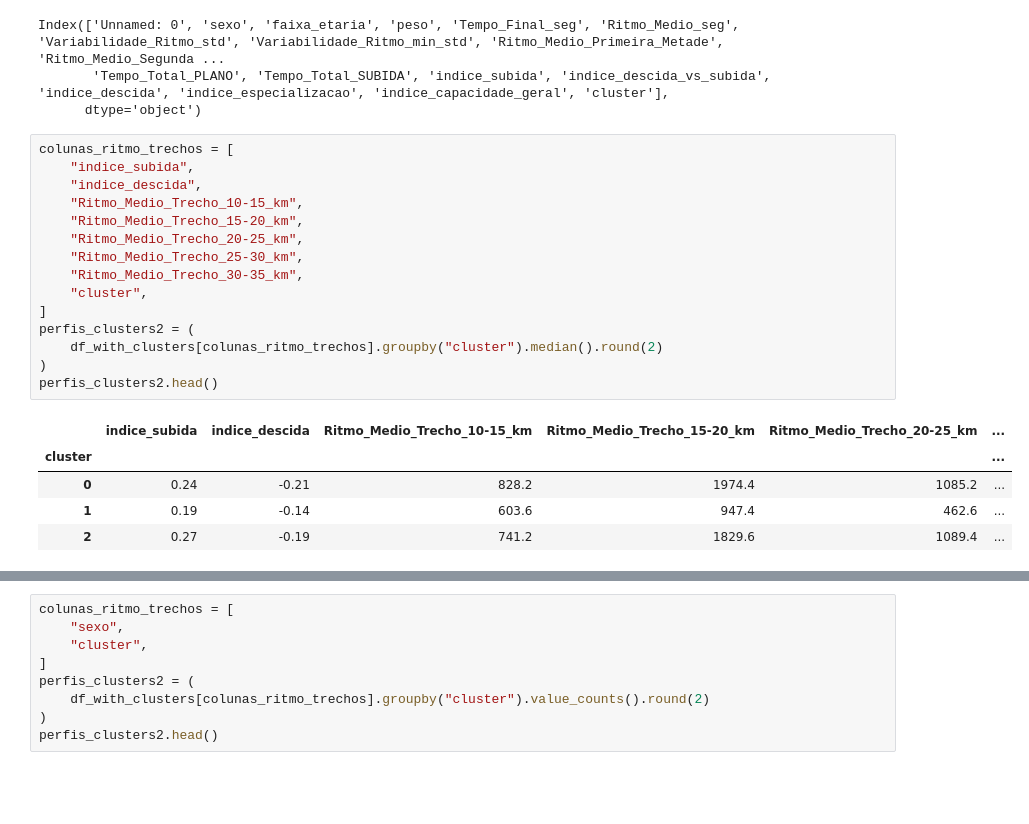
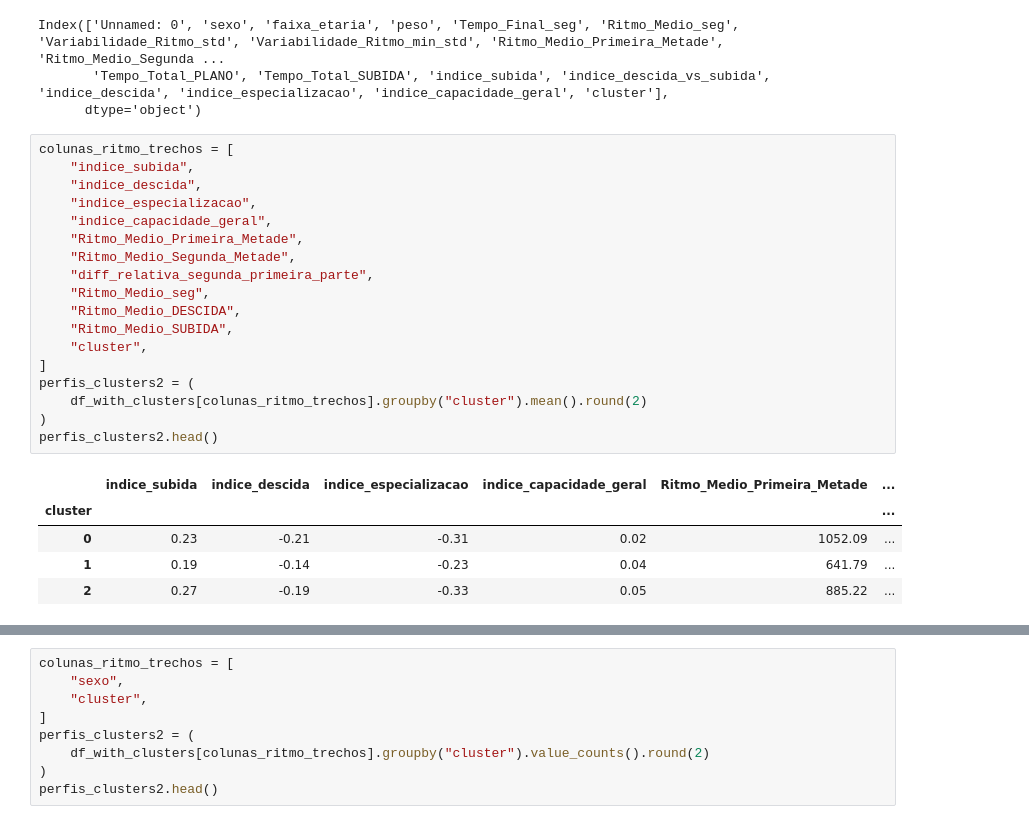
Before and after one commit to joaomts/-strava_analytics, a Jupyter notebook: analises_finais.ipynb, the cells around one changed output, grey strips where cells are left out. Cells and saved outputs as stored; diff of their text form; blank space fills up the shorter version.

```diff
--- a/analises_finais.ipynb
+++ b/analises_finais.ipynb
@@ -1032,21 +1032,24 @@ Index(['Unnamed: 0', 'sexo', 'faixa_etaria', 'peso', 'Tempo_Final_seg', 'Ritmo_M
 # %%
 colunas_ritmo_trechos = [
     "indice_subida",
     "indice_descida",
-    "Ritmo_Medio_Trecho_10-15_km",
-    "Ritmo_Medio_Trecho_15-20_km",
-    "Ritmo_Medio_Trecho_20-25_km",
-    "Ritmo_Medio_Trecho_25-30_km",
-    "Ritmo_Medio_Trecho_30-35_km",
+    "indice_especializacao",
+    "indice_capacidade_geral",
+    "Ritmo_Medio_Primeira_Metade",
+    "Ritmo_Medio_Segunda_Metade",
+    "diff_relativa_segunda_primeira_parte",
+    "Ritmo_Medio_seg",
+    "Ritmo_Medio_DESCIDA",
+    "Ritmo_Medio_SUBIDA",
     "cluster",
 ]
 perfis_clusters2 = (
-    df_with_clusters[colunas_ritmo_trechos].groupby("cluster").median().round(2)
+    df_with_clusters[colunas_ritmo_trechos].groupby("cluster").mean().round(2)
 )
 perfis_clusters2.head()
 # %% [output]
-|  | indice_subida | indice_descida | Ritmo_Medio_Trecho_10-15_km | Ritmo_Medio_Trecho_15-20_km | Ritmo_Medio_Trecho_20-25_km | ... |
+|  | indice_subida | indice_descida | indice_especializacao | indice_capacidade_geral | Ritmo_Medio_Primeira_Metade | ... |
 | cluster |  |  |  |  |  | ... |
-| 0 | 0.24 | -0.21 | 828.2 | 1974.4 | 1085.2 | ... |
-| 1 | 0.19 | -0.14 | 603.6 | 947.4 | 462.6 | ... |
-| 2 | 0.27 | -0.19 | 741.2 | 1829.6 | 1089.4 | ... |
+| 0 | 0.23 | -0.21 | -0.31 | 0.02 | 1052.09 | ... |
+| 1 | 0.19 | -0.14 | -0.23 | 0.04 | 641.79 | ... |
+| 2 | 0.27 | -0.19 | -0.33 | 0.05 | 885.22 | ... |
```
Also changed, not shown: parts of 26 cells of this notebook, 4 other files.
